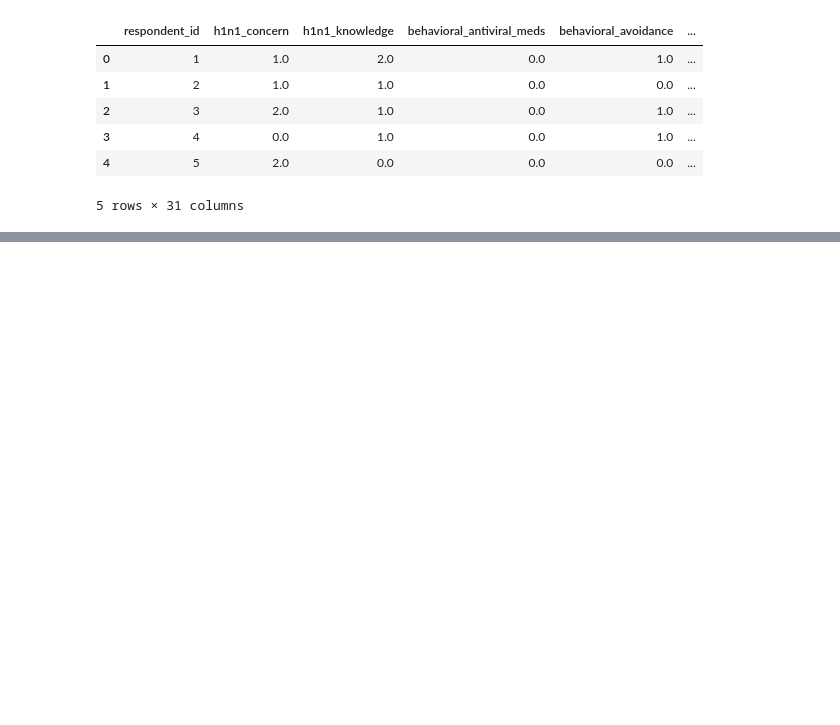
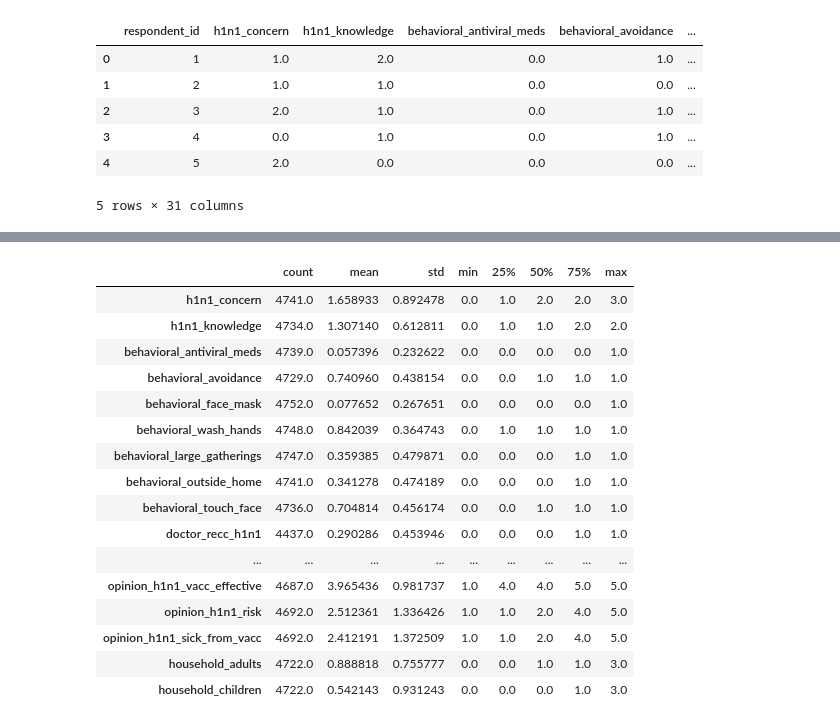
Before and after one commit to Group06-The-imputers/Hackathon-group06, a Jupyter notebook: Hackathon_group06.ipynb, the cells around one changed output, grey strips where cells are left out. Saved outputs shown, nothing was run; the diff lists cells and outputs as text; code cells hidden in the pictures; blank space fills up the shorter version.

```diff
--- a/Hackathon_group06.ipynb
+++ b/Hackathon_group06.ipynb
@@ -25,0 +43,64 @@ drive.mount('/content/drive')
+# %%
+# Make pandas printouts compact
+pd.set_option("display.max_columns", 120)
+pd.set_option("display.width", 160)
+
+# Targets we expect for Dataset B (train whichever are present)
+CANDIDATE_TARGETS = ["h1n1_vaccine"]
+# ---------------------------------------------------------
+# 1) Load Data
+# ---------------------------------------------------------
+train_df = pd.read_csv(datapath)
+print("Training shape:", train_df.shape)
+print("Columns:", list(train_df.columns))
+
+# Auto-detect available targets in Dataset B training
+available_targets = [t for t in CANDIDATE_TARGETS if t in train_df.columns]
+if not available_targets:
+    print("\n⚠️ No target columns found among", CANDIDATE_TARGETS,
+          "\n   Please verify your training file includes at least one of them.")
+else:
+    print("\nDetected target(s):", available_targets)
+
+# ID column (assumed present)
+ID_COL = "respondent_id" if "respondent_id" in train_df.columns else None
+
+# ---------------------------------------------------------
+# 2) BASIC EDA
+# ---------------------------------------------------------
+print("\n--- HEAD ---")
+display(train_df.head())
+
+print("\n--- INFO ---")
+print(train_df.info())
+
+print("\n--- Missing values (top 40) ---")
+missing_counts = train_df.isna().sum().sort_values(ascending=False)
+display(missing_counts.head(40))
+
+# If any target exists, show distribution(s)
+for tgt in available_targets:
+    print(f"\n--- Target distribution: {tgt} ---")
+    display(train_df[tgt].value_counts(dropna=False))
+    if set(train_df[tgt].dropna().unique()).issubset({0,1}):
+        print(train_df[tgt].value_counts(normalize=True).rename("proportion"))
+
+# Quick look at dtypes
+print("\n--- dtypes ---")
+display(train_df.dtypes)
+
+# Identify features (exclude id + targets)
+feature_cols = [c for c in train_df.columns if c not in ([ID_COL] if ID_COL else []) + available_targets]
+print("\n# Features:", len(feature_cols))
+
+# Split features by dtype for preprocessing
+cat_cols = [c for c in feature_cols if train_df[c].dtype == "object"]
+num_cols = [c for c in feature_cols if train_df[c].dtype != "object"]
+
+print(f"\nCategorical features ({len(cat_cols)}):", cat_cols[:20], ("..." if len(cat_cols) > 20 else ""))
+print(f"Numeric features ({len(num_cols)}):", num_cols[:20], ("..." if len(num_cols) > 20 else ""))
+
+# Optional: quick numeric summary
+print("\n--- Numeric summary ---")
+display(train_df[num_cols].describe().T if num_cols else pd.DataFrame({"note": ["no numeric columns detected"]}))
+# %% [output]
@@ -25,0 +190,17 @@ drive.mount('/content/drive')
+|  | count | mean | std | min | 25% | 50% | 75% | max |
+| h1n1_concern | 4741.0 | 1.658933 | 0.892478 | 0.0 | 1.0 | 2.0 | 2.0 | 3.0 |
+| h1n1_knowledge | 4734.0 | 1.307140 | 0.612811 | 0.0 | 1.0 | 1.0 | 2.0 | 2.0 |
+| behavioral_antiviral_meds | 4739.0 | 0.057396 | 0.232622 | 0.0 | 0.0 | 0.0 | 0.0 | 1.0 |
+| behavioral_avoidance | 4729.0 | 0.740960 | 0.438154 | 0.0 | 0.0 | 1.0 | 1.0 | 1.0 |
+| behavioral_face_mask | 4752.0 | 0.077652 | 0.267651 | 0.0 | 0.0 | 0.0 | 0.0 | 1.0 |
+| behavioral_wash_hands | 4748.0 | 0.842039 | 0.364743 | 0.0 | 1.0 | 1.0 | 1.0 | 1.0 |
+| behavioral_large_gatherings | 4747.0 | 0.359385 | 0.479871 | 0.0 | 0.0 | 0.0 | 1.0 | 1.0 |
+| behavioral_outside_home | 4741.0 | 0.341278 | 0.474189 | 0.0 | 0.0 | 0.0 | 1.0 | 1.0 |
+| behavioral_touch_face | 4736.0 | 0.704814 | 0.456174 | 0.0 | 0.0 | 1.0 | 1.0 | 1.0 |
+| doctor_recc_h1n1 | 4437.0 | 0.290286 | 0.453946 | 0.0 | 0.0 | 0.0 | 1.0 | 1.0 |
+| ... | ... | ... | ... | ... | ... | ... | ... | ... |
+| opinion_h1n1_vacc_effective | 4687.0 | 3.965436 | 0.981737 | 1.0 | 4.0 | 4.0 | 5.0 | 5.0 |
+| opinion_h1n1_risk | 4692.0 | 2.512361 | 1.336426 | 1.0 | 1.0 | 2.0 | 4.0 | 5.0 |
+| opinion_h1n1_sick_from_vacc | 4692.0 | 2.412191 | 1.372509 | 1.0 | 1.0 | 2.0 | 4.0 | 5.0 |
+| household_adults | 4722.0 | 0.888818 | 0.755777 | 0.0 | 0.0 | 1.0 | 1.0 | 3.0 |
+| household_children | 4722.0 | 0.542143 | 0.931243 | 0.0 | 0.0 | 0.0 | 1.0 | 3.0 |
```
Also changed, not shown: parts of 15 cells of this notebook.
